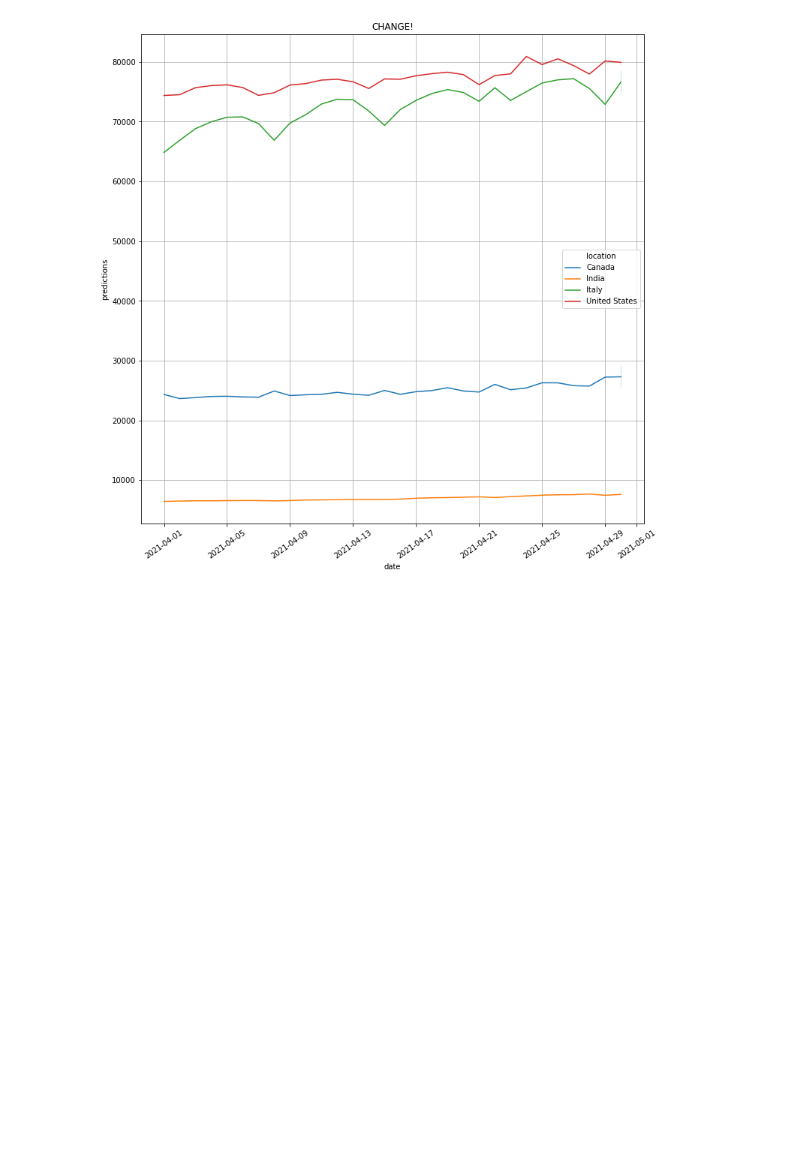
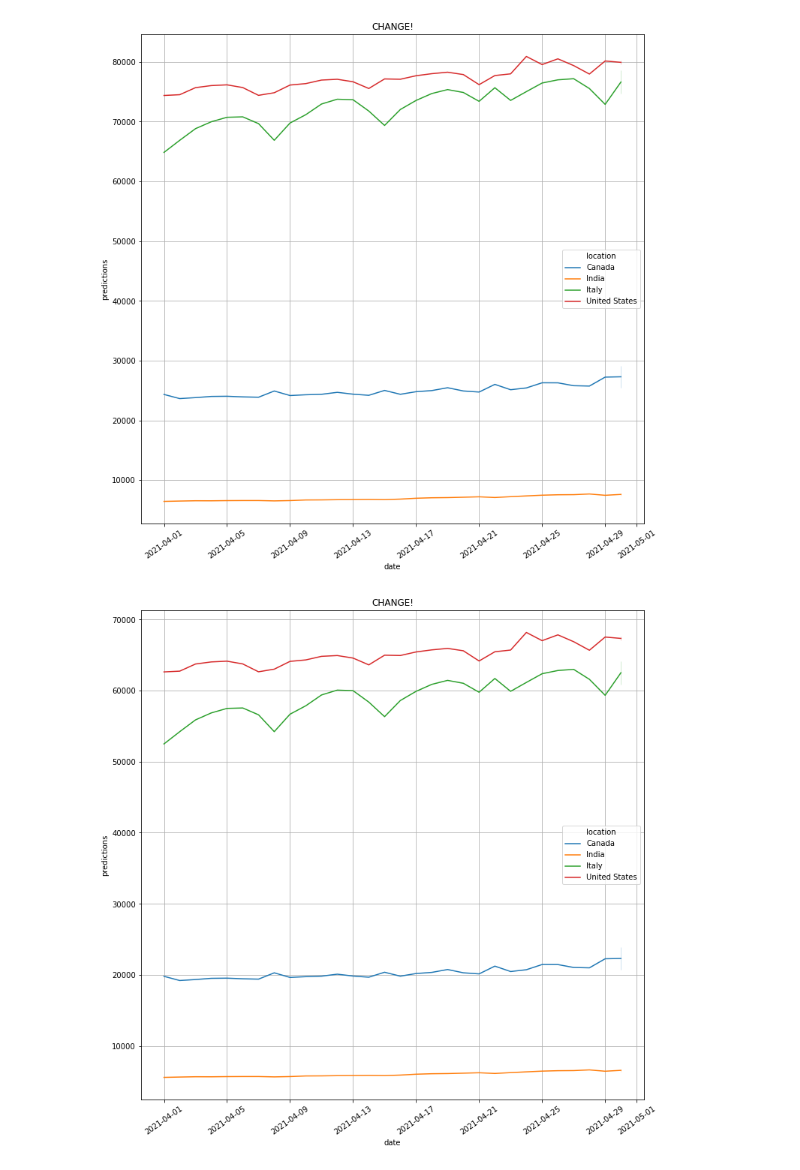
Before and after one commit to WhipSnake23/Python-Class-Project, a Jupyter notebook: Notebooks/Ian - Class Project Work.ipynb, the cells around one changed output. Drawn from its saved outputs; the diff is of its cells as text; code cells hidden in the pictures; blank space fills up the shorter version.

Commit message:
Adding Additional Chart

```diff
--- a/Notebooks/Ian - Class Project Work.ipynb
+++ b/Notebooks/Ian - Class Project Work.ipynb
@@ -146,3 +132,22 @@ chartPollution = sns.lineplot(data=MarchCovidData, x="date", y="predictions", hu
 chartPollution.figure.canvas.draw()
 # %% [output]
 [figure]
+# %%
+##### DECREASE
+
+MarchCovidData["total_deaths_per_million"] = MarchCovidData['total_deaths_per_million'] - (MarchCovidData['total_deaths_per_million'] * .15)
+MarchCovidData["new_cases_per_million"] = MarchCovidData['new_cases_per_million'] - (MarchCovidData['new_cases_per_million'] * .15)
+#MarchCovidData["date"] = MarchCovidData["date"] + DateOffset(months=1)
+
+MarchCovidData["predictions"] = MarchCovidData[featureColumns].apply(
+    lambda s: model.predict(s.values[None])[0], axis=1
+)
+plt.figure(figsize=(12,12))
+#rotates the x axis
+plt.xticks(rotation=35)
+#ensures grid lines are on the image
+plt.grid(b=True,which='major')
+chartPollution = sns.lineplot(data=MarchCovidData, x="date", y="predictions", hue="location").set_title("CHANGE!")
+chartPollution.figure.canvas.draw()
+# %% [output]
+[figure, added]
```
Also changed, not shown: parts of 1 cell of this notebook.
